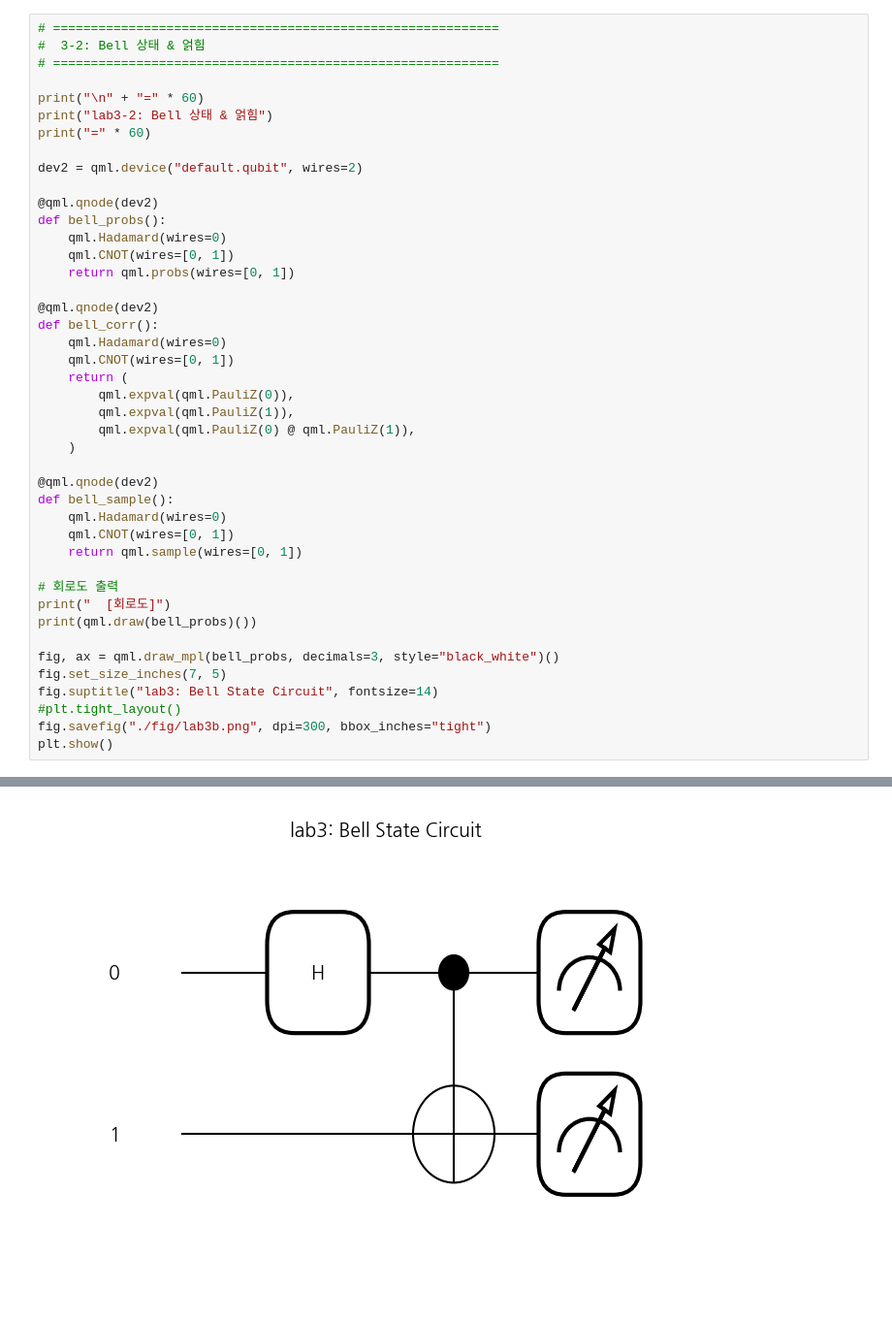
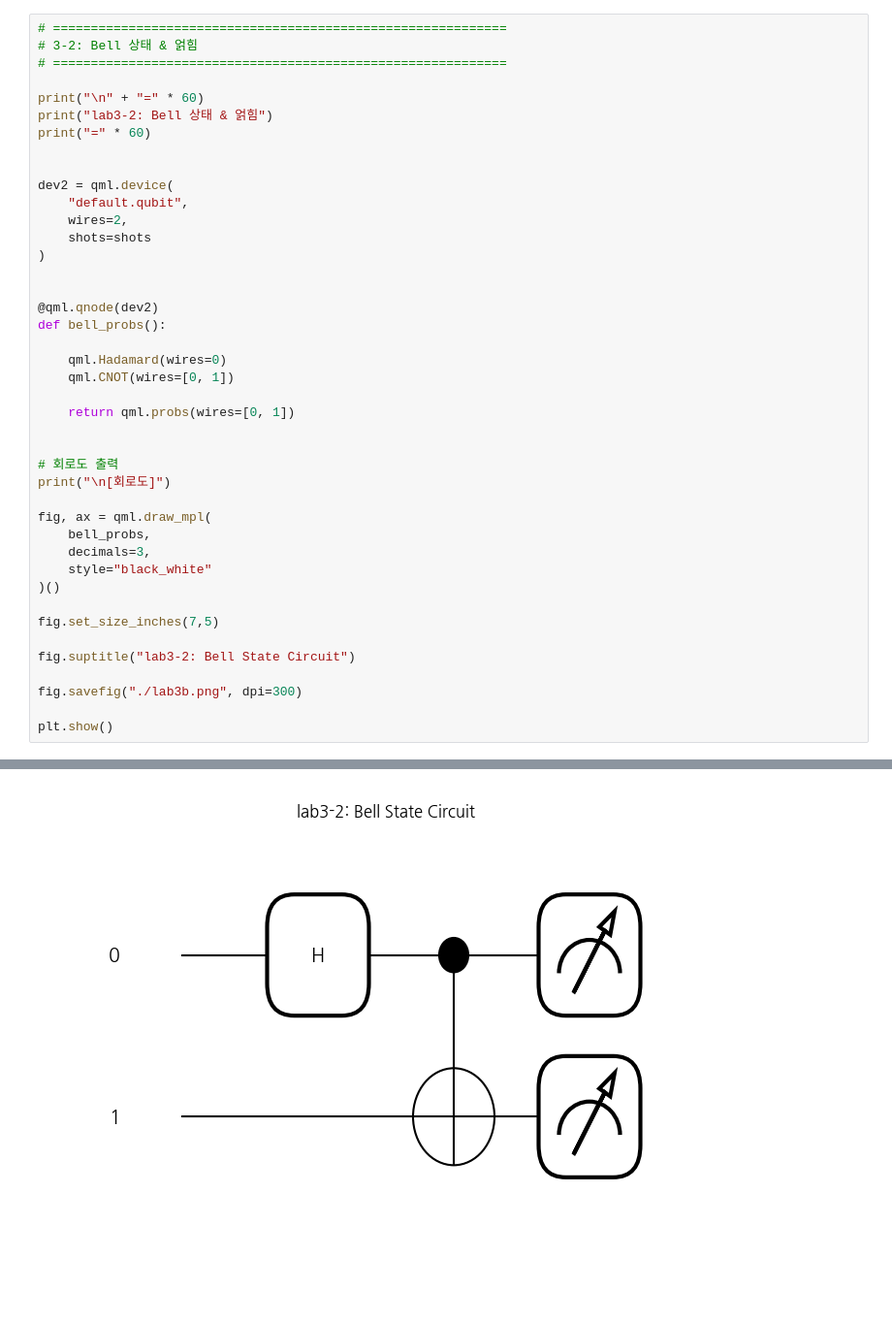
Before and after one commit to hongsukyi/QuantumAI, a Jupyter notebook: Quantum_AI_Course/notebooks/03_bloch_autograd.ipynb, the cells around one changed output, grey strips where cells are left out. Shown at 97% size. Cells and saved outputs as stored; diff of their text form.

```diff
--- a/Quantum_AI_Course/notebooks/03_bloch_autograd.ipynb
+++ b/Quantum_AI_Course/notebooks/03_bloch_autograd.ipynb
@@ -66,45 +138,44 @@ lab3-1: 간단한 VQE -- cos(t) 최솟값 찾기
 # %%
-# ===========================================================
-#  3-2: Bell 상태 & 얽힘
-# ===========================================================
+# ============================================================
+# 3-2: Bell 상태 & 얽힘
+# ============================================================
 
 print("\n" + "=" * 60)
 print("lab3-2: Bell 상태 & 얽힘")
 print("=" * 60)
 
-dev2 = qml.device("default.qubit", wires=2)
+
+dev2 = qml.device(
+    "default.qubit",
+    wires=2,
+    shots=shots
+)
+
 
 @qml.qnode(dev2)
 def bell_probs():
+
     qml.Hadamard(wires=0)
     qml.CNOT(wires=[0, 1])
+
     return qml.probs(wires=[0, 1])
 
-@qml.qnode(dev2)
-def bell_corr():
-    qml.Hadamard(wires=0)
-    qml.CNOT(wires=[0, 1])
-    return (
-        qml.expval(qml.PauliZ(0)),
-        qml.expval(qml.PauliZ(1)),
-        qml.expval(qml.PauliZ(0) @ qml.PauliZ(1)),
-    )
-
-@qml.qnode(dev2)
-def bell_sample():
-    qml.Hadamard(wires=0)
-    qml.CNOT(wires=[0, 1])
-    return qml.sample(wires=[0, 1])
 
 # 회로도 출력
-print("  [회로도]")
-print(qml.draw(bell_probs)())
+print("\n[회로도]")
 
-fig, ax = qml.draw_mpl(bell_probs, decimals=3, style="black_white")()
-fig.set_size_inches(7, 5)
-fig.suptitle("lab3: Bell State Circuit", fontsize=14)
-#plt.tight_layout()
-fig.savefig("./fig/lab3b.png", dpi=300, bbox_inches="tight")
+fig, ax = qml.draw_mpl(
+    bell_probs,
+    decimals=3,
+    style="black_white"
+)()
+
+fig.set_size_inches(7,5)
+
+fig.suptitle("lab3-2: Bell State Circuit")
+
+fig.savefig("./lab3b.png", dpi=300)
+
 plt.show()
 # %% [output]
 ============================================================
@@ -116,2 +186,2 @@ lab3-2: Bell 상태 & 얽힘
-[figure, old version]
+[figure, new version]
 # %%
```
Also changed, not shown: parts of 11 cells of this notebook.
